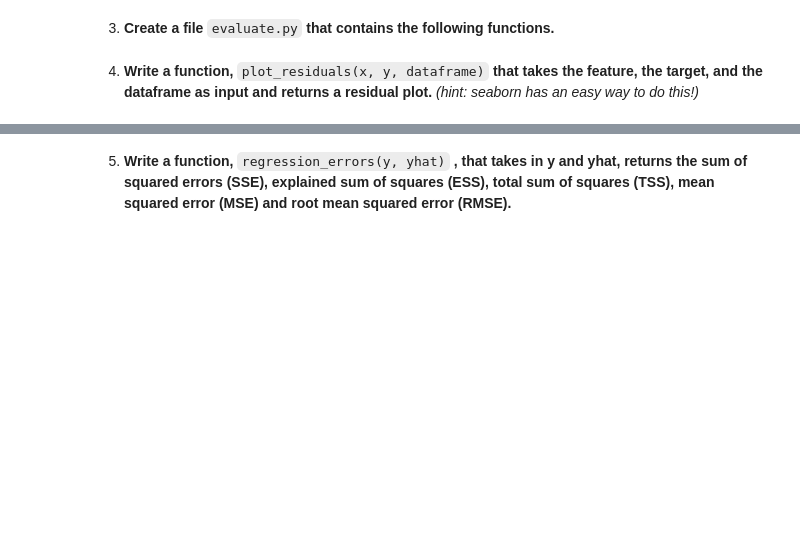
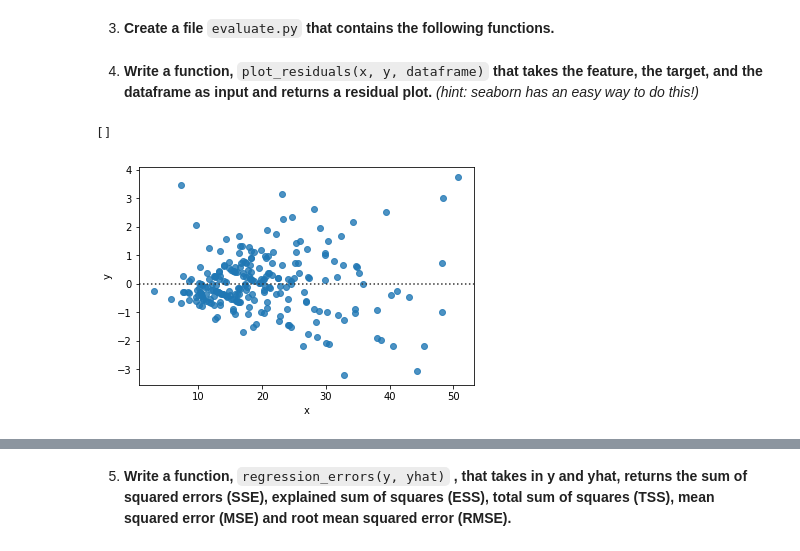
Before and after one commit to kjeliasen/ds-methodologies-exercises, a Jupyter notebook: regression/Evaluate_demo.ipynb, the cells around one changed output, grey strips where cells are left out. Drawn from its saved outputs; the diff is of its cells as text; code cells hidden in the pictures; blank space fills up the shorter version.

```diff
--- a/regression/Evaluate_demo.ipynb
+++ b/regression/Evaluate_demo.ipynb
@@ -26,0 +68,3 @@ warnings.filterwarnings('ignore')
+# %%
+df = tips[['total_bill','tip']].rename(columns={'total_bill': 'x', 'tip': 'y'})
+df.head(5)
@@ -26,0 +78,4 @@ warnings.filterwarnings('ignore')
+# %%
+regr = ols('y ~ x', data=df).fit()
+# %%
+df['yhat'] = regr.predict(df.x)
@@ -33,3 +104,12 @@ warnings.filterwarnings('ignore')
 `plot_residuals(x, y, dataframe)`
 **that takes the feature, the target, and the dataframe as input and returns a residual plot.**
     *(hint: seaborn has an easy way to do this!)*
+# %%
+def plot_residuals(x, y, dataframe):
+    return sns.residplot(x=x, y=y, data=dataframe)
+# %%
+plot_residuals(x=df.x, y=df.y, dataframe=df)
+plt.plot()
+# %% [output]
+[]
+[figure, added]
```
Also changed, not shown: parts of 12 cells of this notebook, 3 other files.
